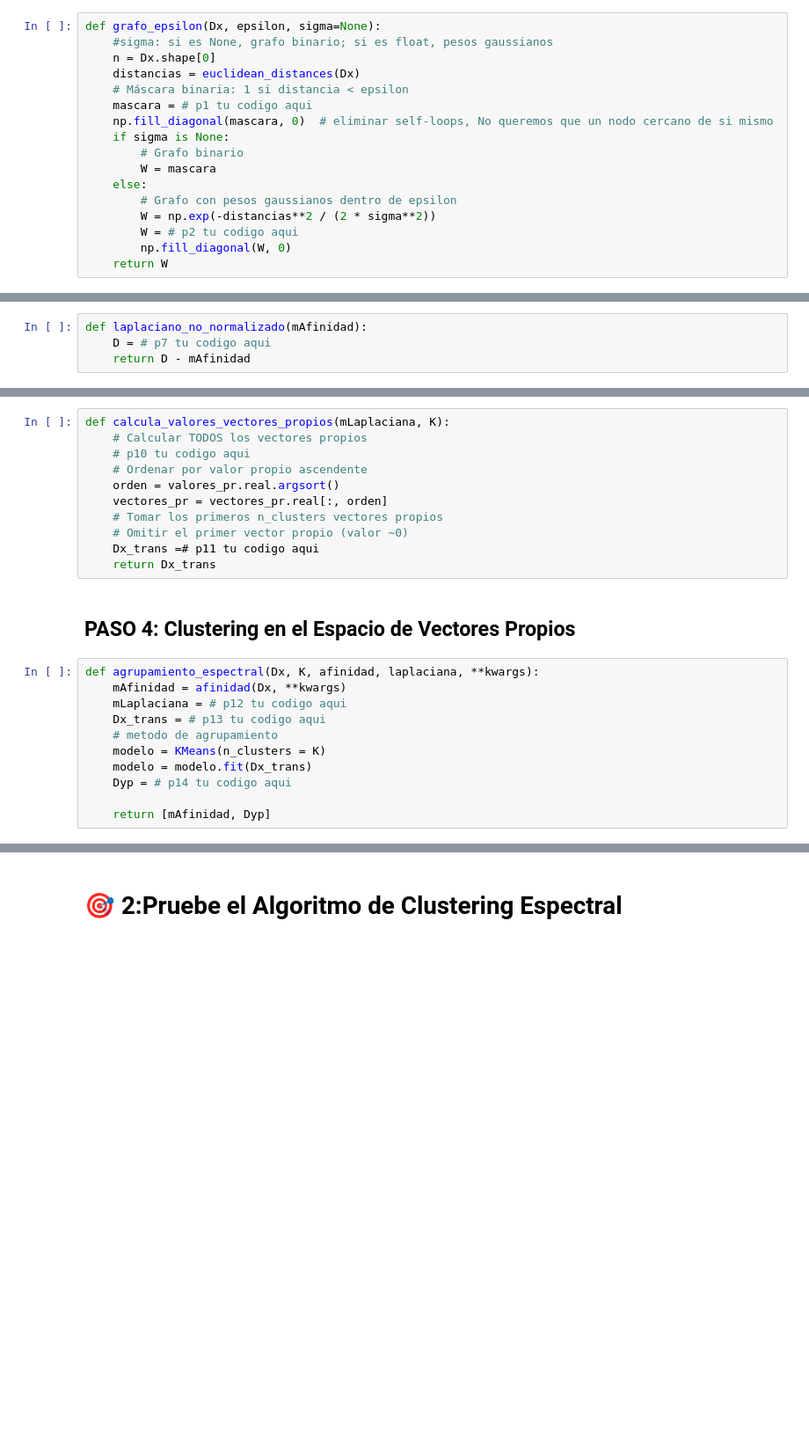
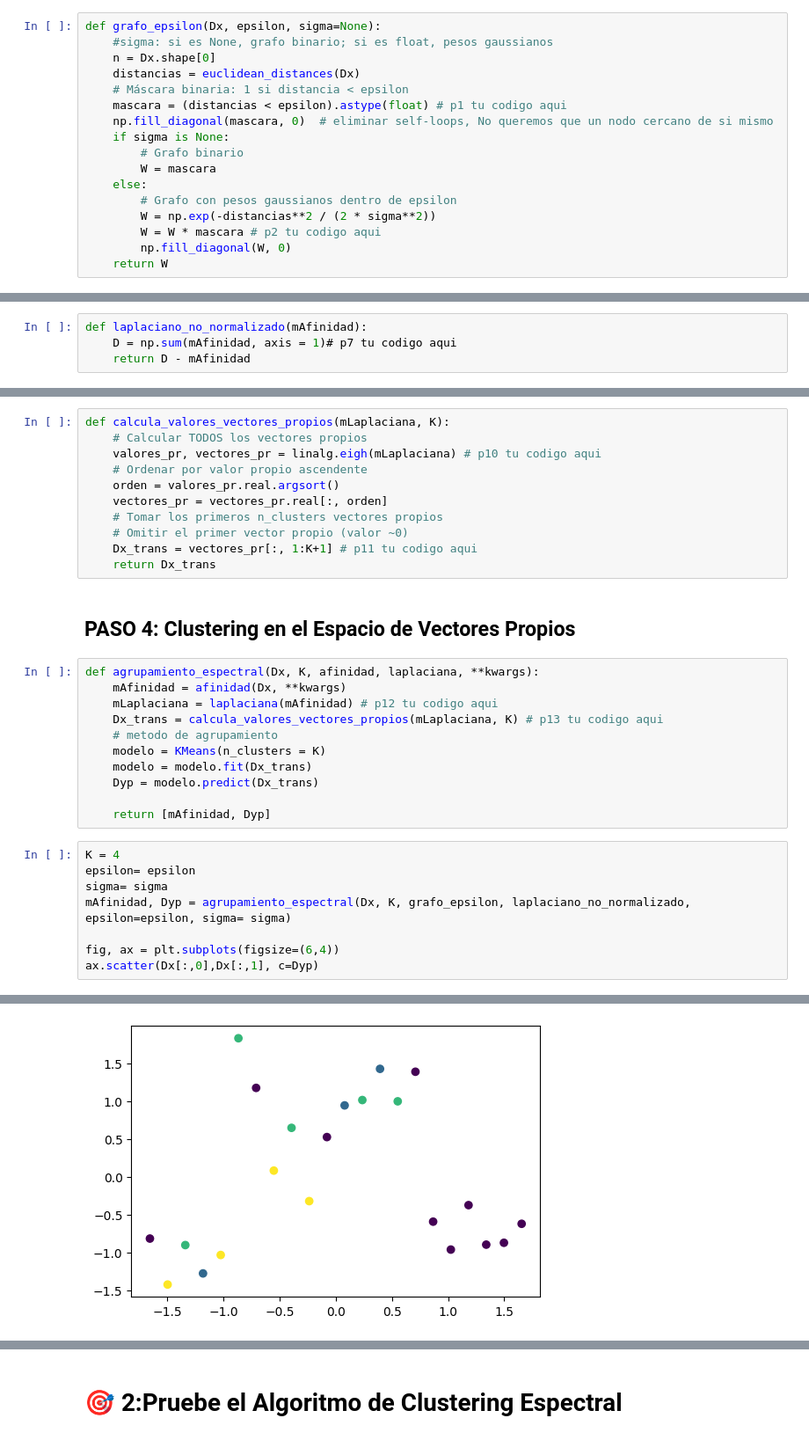
Before and after one commit to SandraNavarrete-docente/aprendizaje-automatico-252601, a Jupyter notebook: 04-MODELOS-NO-SUPERVISADOS/4_8_Método_de_clustering_espectral.ipynb, the cells around one changed output, grey strips where cells are left out. Shown at 88% size. Drawn from its saved outputs; the diff is of its cells as text; blank space fills up the shorter version.

```diff
--- a/04-MODELOS-NO-SUPERVISADOS/4_8_Método_de_clustering_espectral.ipynb
+++ b/04-MODELOS-NO-SUPERVISADOS/4_8_Método_de_clustering_espectral.ipynb
@@ -121,7 +125,7 @@ def grafo_epsilon(Dx, epsilon, sigma=None):
     n = Dx.shape[0]
     distancias = euclidean_distances(Dx)
     # Máscara binaria: 1 si distancia < epsilon
-    mascara = # p1 tu codigo aqui
+    mascara = (distancias < epsilon).astype(float) # p1 tu codigo aqui
     np.fill_diagonal(mascara, 0)  # eliminar self-loops, No queremos que un nodo cercano de si mismo
     if sigma is None:
         # Grafo binario
@@ -129,7 +133,7 @@ def grafo_epsilon(Dx, epsilon, sigma=None):
     else:
         # Grafo con pesos gaussianos dentro de epsilon
         W = np.exp(-distancias**2 / (2 * sigma**2))
-        W = # p2 tu codigo aqui
+        W = W * mascara # p2 tu codigo aqui
         np.fill_diagonal(W, 0)
     return W
 # %% [markdown]
@@ -251,7 +272,7 @@ plt_grafo_afinidad(Dx, W)
  Una vez obtenida la matriz de afinidad, el siguiente paso es calcular una matriz Laplaciana. Como se ha visto en la parte teórica, hay tres manera de hacerlo.
 # %%
 def laplaciano_no_normalizado(mAfinidad):
-    D = # p7 tu codigo aqui
+    D = np.sum(mAfinidad, axis = 1)# p7 tu codigo aqui
     return D - mAfinidad
 # %%
 def matriz_Laplaciana_normalizada(mAfinidad):
@@ -272,24 +293,33 @@ def matriz_Laplaciana_normalizada_simetrica(mAfinidad):
 # %%
 def calcula_valores_vectores_propios(mLaplaciana, K):
     # Calcular TODOS los vectores propios
-    # p10 tu codigo aqui
+    valores_pr, vectores_pr = linalg.eigh(mLaplaciana) # p10 tu codigo aqui
     # Ordenar por valor propio ascendente
     orden = valores_pr.real.argsort()
     vectores_pr = vectores_pr.real[:, orden]
     # Tomar los primeros n_clusters vectores propios
     # Omitir el primer vector propio (valor ~0)
-    Dx_trans =# p11 tu codigo aqui
+    Dx_trans = vectores_pr[:, 1:K+1] # p11 tu codigo aqui
     return Dx_trans
 # %% [markdown]
 ## PASO 4: Clustering en el Espacio de Vectores Propios
 # %%
 def agrupamiento_espectral(Dx, K, afinidad, laplaciana, **kwargs):
     mAfinidad = afinidad(Dx, **kwargs)
-    mLaplaciana = # p12 tu codigo aqui
-    Dx_trans = # p13 tu codigo aqui
+    mLaplaciana = laplaciana(mAfinidad) # p12 tu codigo aqui
+    Dx_trans = calcula_valores_vectores_propios(mLaplaciana, K) # p13 tu codigo aqui
     # metodo de agrupamiento
     modelo = KMeans(n_clusters = K)
     modelo = modelo.fit(Dx_trans)
-    Dyp = # p14 tu codigo aqui
+    Dyp = modelo.predict(Dx_trans)
 
     return [mAfinidad, Dyp]
+# %%
+K = 4
+epsilon= epsilon
+sigma= sigma
+mAfinidad, Dyp = agrupamiento_espectral(Dx, K, grafo_epsilon, laplaciano_no_normalizado, epsilon=epsilon, sigma= sigma)
+
+fig, ax = plt.subplots(figsize=(6,4))
+ax.scatter(Dx[:,0],Dx[:,1], c=Dyp)
+# %% [output]
@@ -296 +327,2 @@ def agrupamiento_espectral(Dx, K, afinidad, laplaciana, **kwargs):
+[figure, added]
 # %%
```
Also changed, not shown: parts of 33 cells of this notebook.
